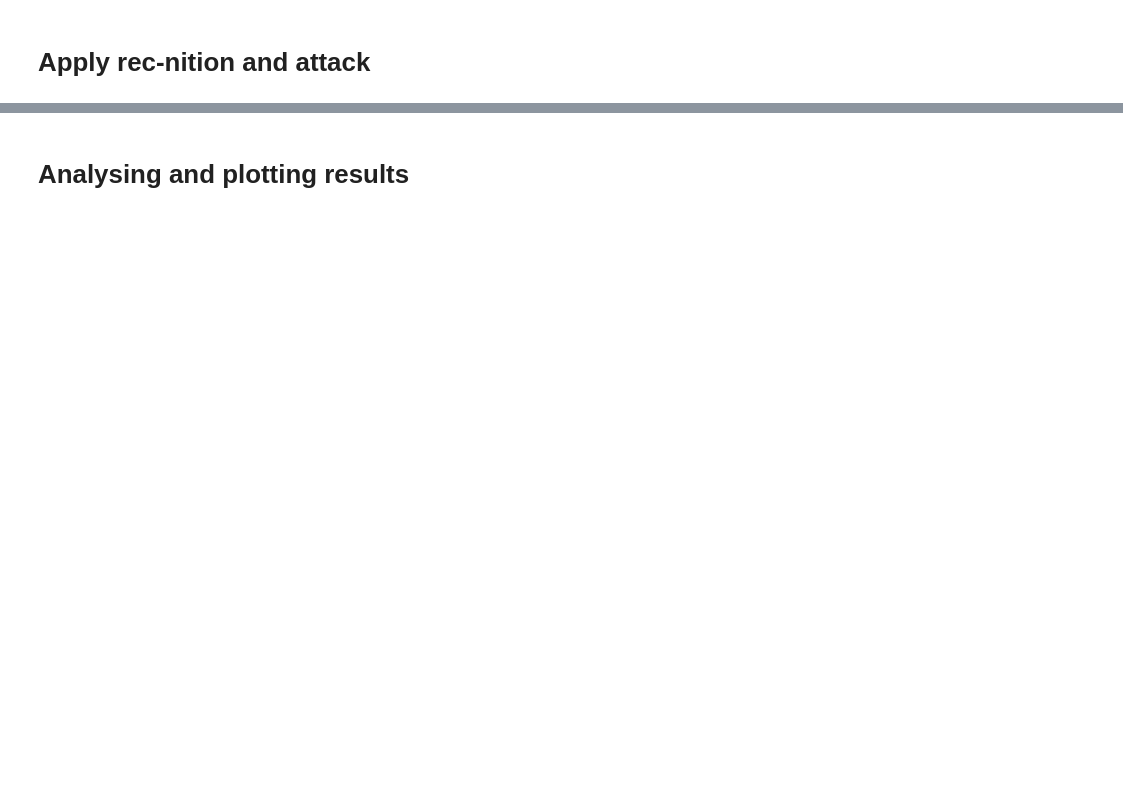
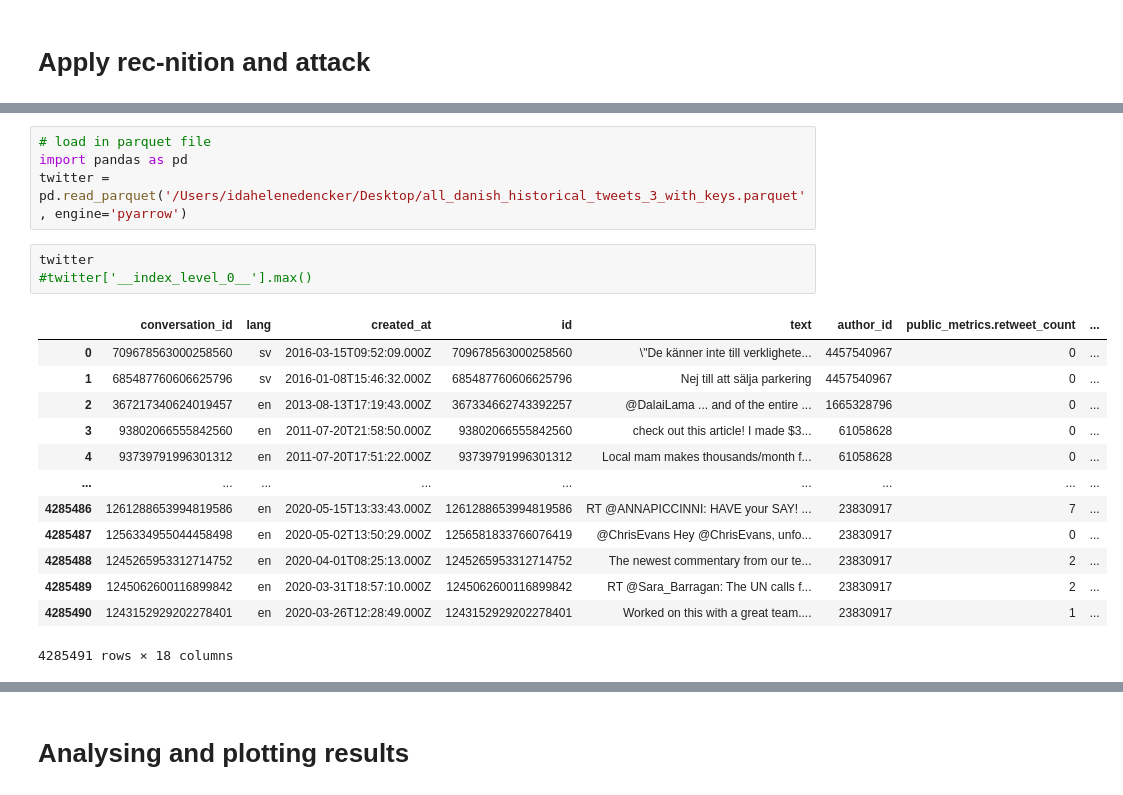
Before and after one commit to idadencker/STANDBY, a Jupyter notebook: Rec-nition and attack on twitter data/Scripts/Applying_algorithms.ipynb, the cells around one changed output, grey strips where cells are left out. Saved outputs shown, nothing was run; the diff lists cells and outputs as text; blank space fills up the shorter version.

```diff
--- a/Rec-nition and attack on twitter data/Scripts/Applying_algorithms.ipynb
+++ b/Rec-nition and attack on twitter data/Scripts/Applying_algorithms.ipynb
@@ -2,0 +114,21 @@
+# %%
+# load in parquet file
+import pandas as pd
+twitter = pd.read_parquet('/Users/idahelenedencker/Desktop/all_danish_historical_tweets_3_with_keys.parquet', engine='pyarrow')
+# %%
+twitter
+#twitter['__index_level_0__'].max()
+# %% [output]
+|  | conversation_id | lang | created_at | id | text | author_id | public_metrics.retweet_count | ... |
+| 0 | 709678563000258560 | sv | 2016-03-15T09:52:09.000Z | 709678563000258560 | \"De känner inte till verklighete... | 4457540967 | 0 | ... |
+| 1 | 685487760606625796 | sv | 2016-01-08T15:46:32.000Z | 685487760606625796 | Nej till att sälja parkering | 4457540967 | 0 | ... |
+| 2 | 367217340624019457 | en | 2013-08-13T17:19:43.000Z | 367334662743392257 | @DalaiLama ... and of the entire ... | 1665328796 | 0 | ... |
+| 3 | 93802066555842560 | en | 2011-07-20T21:58:50.000Z | 93802066555842560 | check out this article! I made $3... | 61058628 | 0 | ... |
+| 4 | 93739791996301312 | en | 2011-07-20T17:51:22.000Z | 93739791996301312 | Local mam makes thousands/month f... | 61058628 | 0 | ... |
+| ... | ... | ... | ... | ... | ... | ... | ... | ... |
+| 4285486 | 1261288653994819586 | en | 2020-05-15T13:33:43.000Z | 1261288653994819586 | RT @ANNAPICCINNI: HAVE your SAY! ... | 23830917 | 7 | ... |
+| 4285487 | 1256334955044458498 | en | 2020-05-02T13:50:29.000Z | 1256581833766076419 | @ChrisEvans Hey @ChrisEvans, unfo... | 23830917 | 0 | ... |
+| 4285488 | 1245265953312714752 | en | 2020-04-01T08:25:13.000Z | 1245265953312714752 | The newest commentary from our te... | 23830917 | 2 | ... |
+| 4285489 | 1245062600116899842 | en | 2020-03-31T18:57:10.000Z | 1245062600116899842 | RT @Sara_Barragan: The UN calls f... | 23830917 | 2 | ... |
+| 4285490 | 1243152929202278401 | en | 2020-03-26T12:28:49.000Z | 1243152929202278401 | Worked on this with a great team.... | 23830917 | 1 | ... |
+4285491 rows × 18 columns
```
Also changed, not shown: parts of 17 cells of this notebook, 8 other files.
